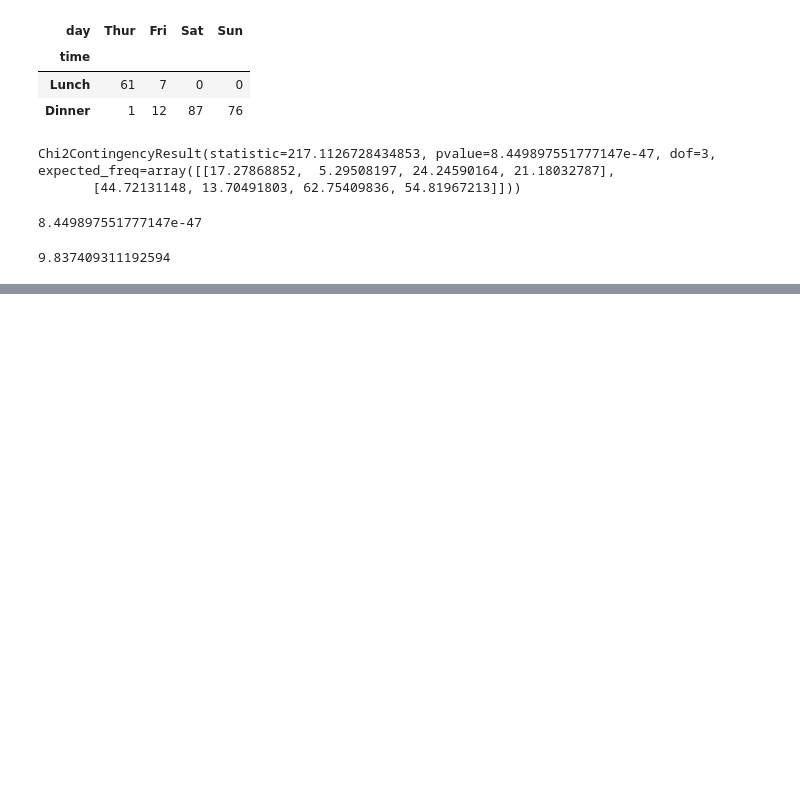
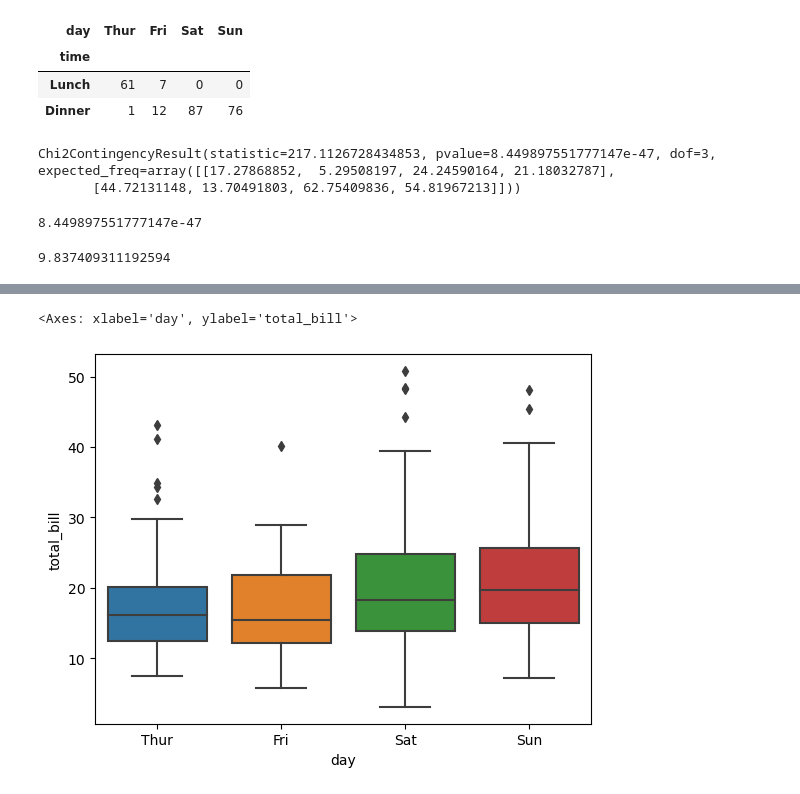
Before and after one commit to j33tu/mtech, a Jupyter notebook: ClassLectures/Stats/03 September class stats.ipynb, the cells around one changed output, grey strips where cells are left out. Cells and saved outputs as stored; diff of their text form; code cells hidden in the pictures; blank space fills up the shorter version.

```diff
--- a/ClassLectures/Stats/03 September class stats.ipynb
+++ b/ClassLectures/Stats/03 September class stats.ipynb
@@ -322,0 +334,5 @@ st.chi2.isf(alpha,3)
+# %%
+sns.boxplot(y=df.total_bill,x=df.day)
+# %% [output]
+<Axes: xlabel='day', ylabel='total_bill'>
+[figure, added]
```
Also changed, not shown: parts of 39 cells of this notebook.
